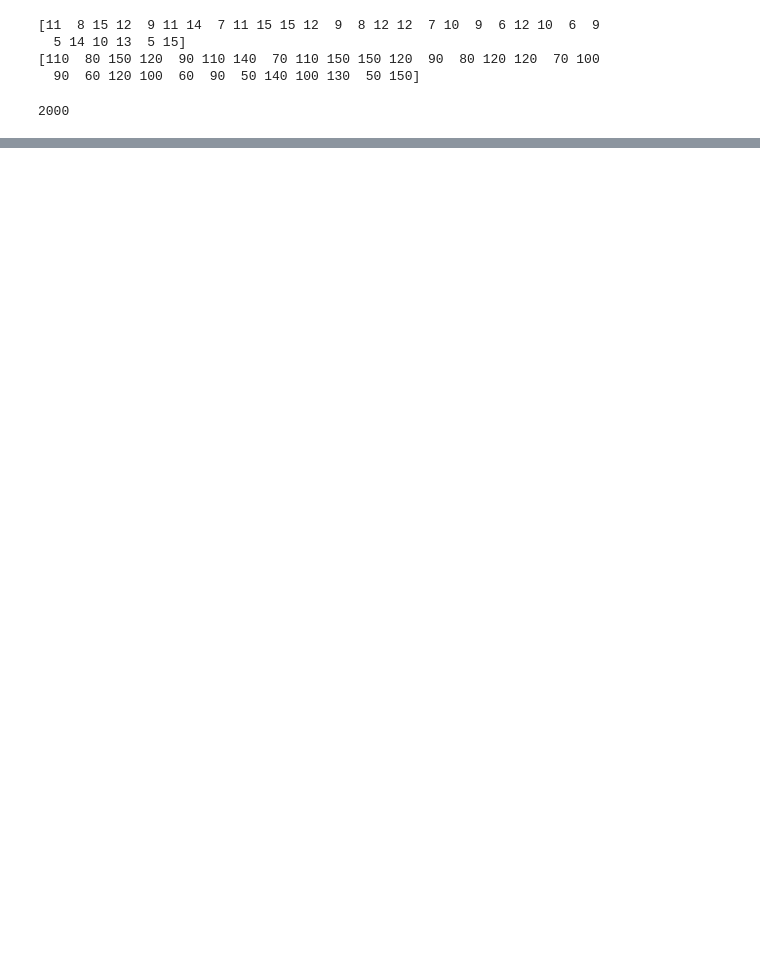
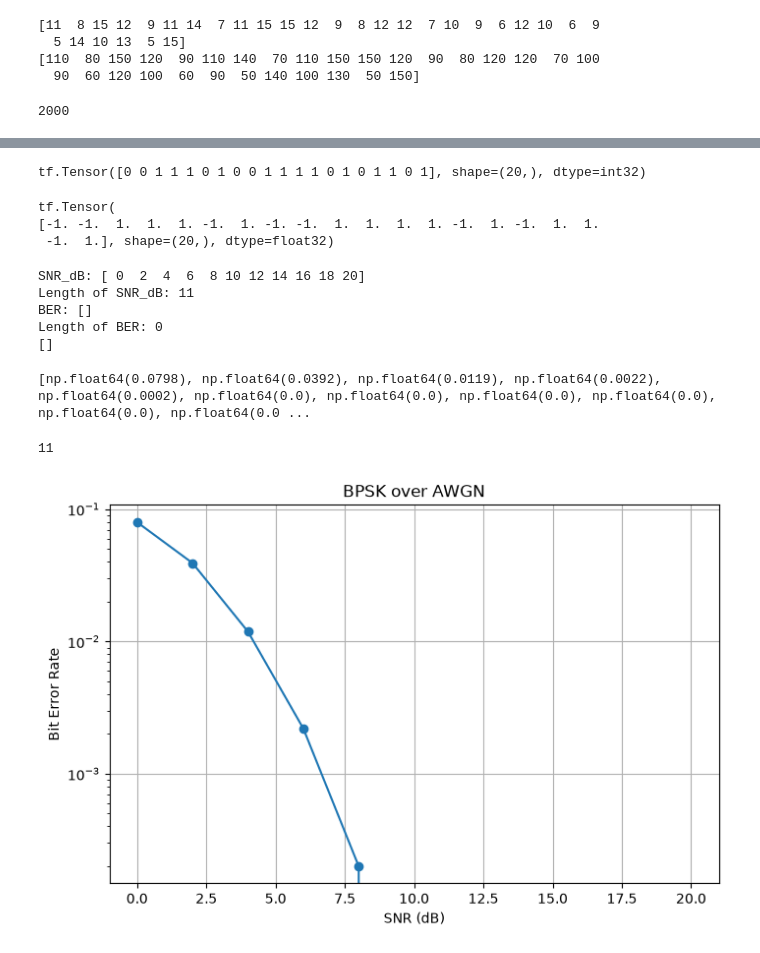
Before and after one commit to Chathuranga630/sionna, a Jupyter notebook: Spoofed_Traffic.ipynb, the cells around one changed output, grey strips where cells are left out. Drawn from its saved outputs; the diff is of its cells as text; code cells hidden in the pictures; blank space fills up the shorter version.

```diff
--- a/Spoofed_Traffic.ipynb
+++ b/Spoofed_Traffic.ipynb
@@ -1444,0 +1466,40 @@ plt.show()
+# %%
+# Simulation Parameters
+NUM_BITS = 10000
+
+SNR_dB = np.arange(0,21,2)
+
+ber = []
+
+# Generate Random Bits
+bits = tf.random.uniform(
+    [NUM_BITS],
+    maxval=2,
+    dtype=tf.int32
+)
+
+print(bits[:20])
+# %% [output]
+tf.Tensor([0 0 1 1 1 0 1 0 0 1 1 1 1 0 1 0 1 1 0 1], shape=(20,), dtype=int32)
+# %%
+# BPSK Mapping
+symbols = 2*tf.cast(bits,tf.float32)-1
+
+print(symbols[:20])
+# %% [output]
+tf.Tensor(
+[-1. -1.  1.  1.  1. -1.  1. -1. -1.  1.  1.  1.  1. -1.  1. -1.  1.  1.
+ -1.  1.], shape=(20,), dtype=float32)
+# %%
+print("SNR_dB:", SNR_dB)
+print("Length of SNR_dB:", len(SNR_dB))
+
+print("BER:", ber)
+print("Length of BER:", len(ber))
+print(ber)
+# %% [output]
+SNR_dB: [ 0  2  4  6  8 10 12 14 16 18 20]
+Length of SNR_dB: 11
+BER: []
+Length of BER: 0
+[]
@@ -1444,0 +1527,34 @@ plt.show()
+# %%
+print(ber)
+len(ber)
+# %% [output]
+[np.float64(0.0798), np.float64(0.0392), np.float64(0.0119), np.float64(0.0022), np.float64(0.0002), np.float64(0.0), np.float64(0.0), np.float64(0.0), np.float64(0.0), np.float64(0.0), np.float64(0.0 ...
+11
+# %%
+SNR_dB = np.arange(0,21,2)
+# BER Curve
+plt.figure(figsize=(8,5))
+
+plt.semilogy(
+    SNR_dB,
+    ber,
+    marker='o'
+)
+
+plt.grid(True)
+
+plt.xlabel("SNR (dB)")
+
+plt.ylabel("Bit Error Rate")
+
+plt.title("BPSK over AWGN")
+
+plt.savefig(
+    "figures_step9_ber_curve.png",
+    dpi=300,
+    bbox_inches="tight"
+)
+
+plt.show()
+# %% [output]
+[figure, added]
```
Also changed, not shown: parts of 61 cells of this notebook.
